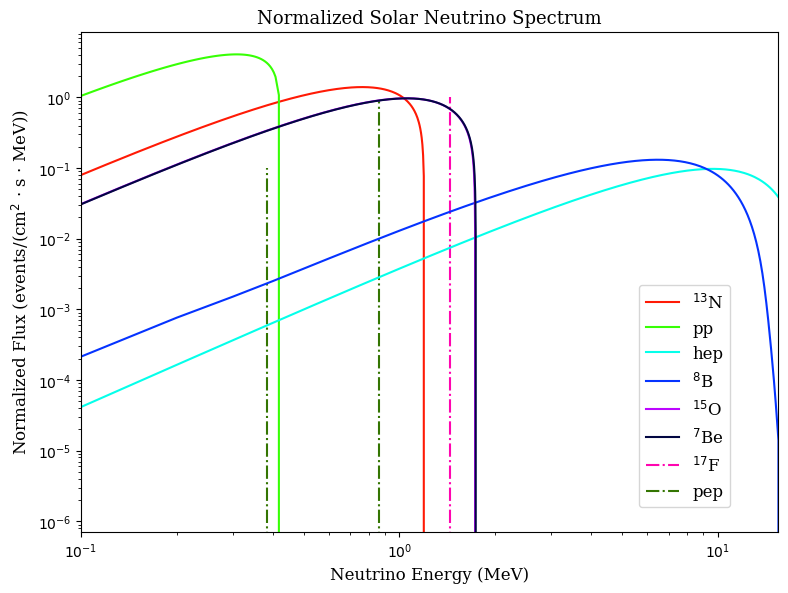
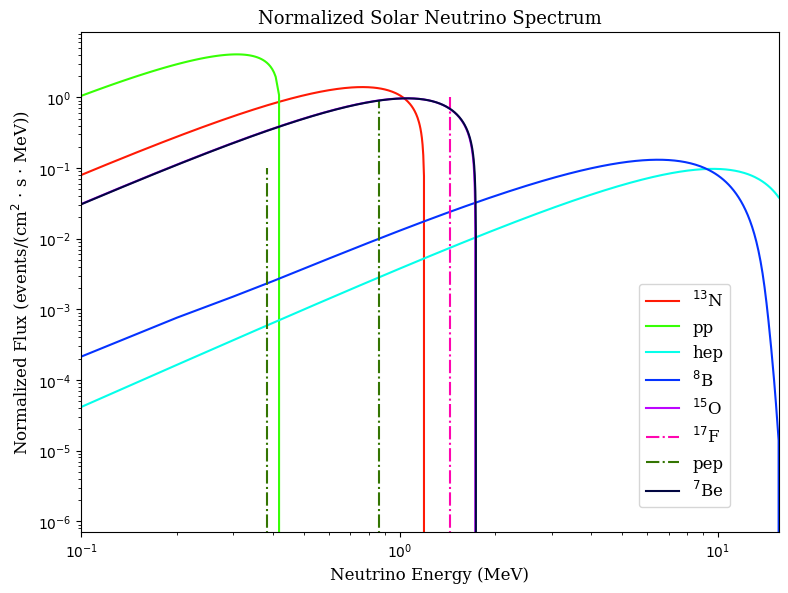
Code edit (unified diff) that turned the first committed figure into the second:
--- before
+++ after
@@ -1,2 +1,4 @@
+save_fig_dir = 'C:/Users/joanc/jupyter_notebooks/Solar-Neutrinos-Project/2p2PPO Solar Event Rate Calculation/normalized solar spectra/'
+
 lables_list = ['$^{13}$N', 'pp', 'hep', '$^{8}$B', '$^{15}$O', '$^{17}$F', 'pep', '$^{7}$Be']
 line_colors = ['#ff1a05', '#37ff05', '#05ffea', '#0533ff', '#bc05ff', '#ff05b0', '#347502', '#020742']
@@ -30,3 +32,5 @@
 plt.xlim(0.1, 15.5)
 
+plt.savefig(save_fig_dir + f'Solar_Nue_Spectrum_b19_gs98.png', dpi=300, bbox_inches='tight')
+
 plt.show()

Commit: updating analysis